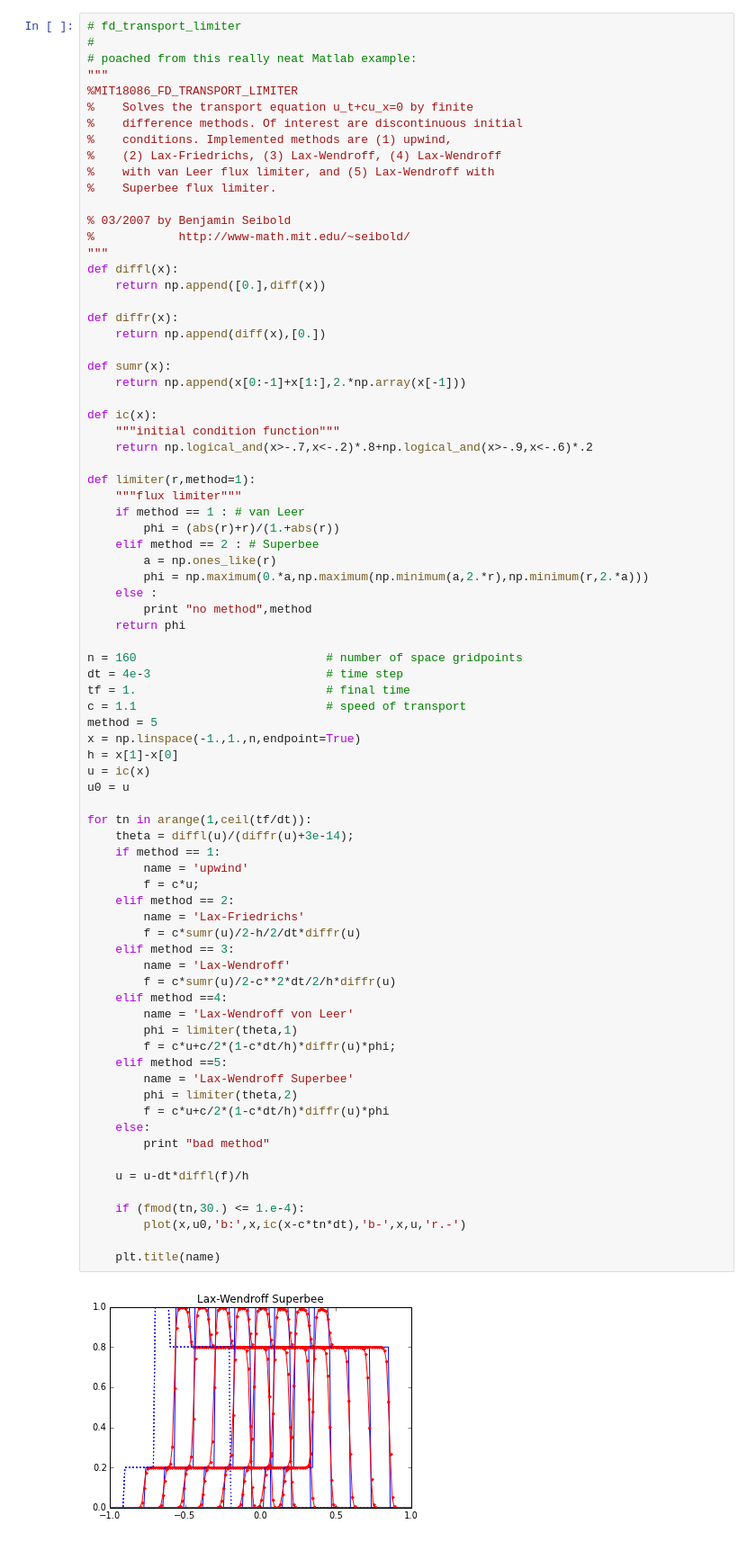
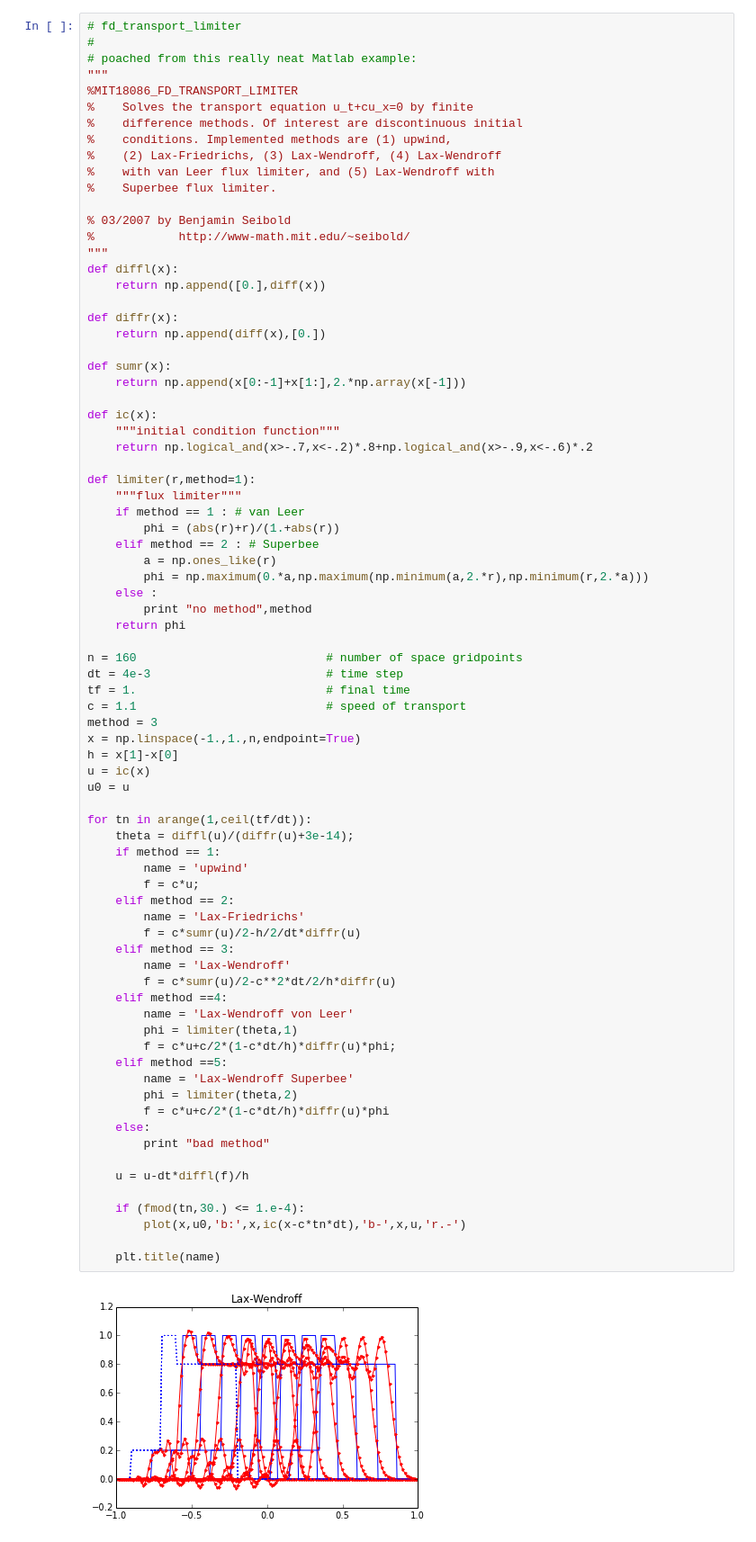
Before and after one commit to csherwood-usgs/IPython_notebook_examples, a Jupyter notebook: fd_transport_limter.ipynb, the cells around one changed output. Shown at 90% size. Saved outputs shown, nothing was run; the diff lists cells and outputs as text.

```diff
--- a/fd_transport_limter.ipynb
+++ b/fd_transport_limter.ipynb
@@ -42,7 +42,7 @@ n = 160                           # number of space gridpoints
 dt = 4e-3                         # time step
 tf = 1.                           # final time
 c = 1.1                           # speed of transport
-method = 5
+method = 3
 x = np.linspace(-1.,1.,n,endpoint=True)
 h = x[1]-x[0]
 u = ic(x)
@@ -50,31 +50,31 @@ u0 = u
 
 for tn in arange(1,ceil(tf/dt)):
     theta = diffl(u)/(diffr(u)+3e-14);
     if method == 1:
         name = 'upwind'
         f = c*u;
     elif method == 2:
         name = 'Lax-Friedrichs'
         f = c*sumr(u)/2-h/2/dt*diffr(u)
     elif method == 3:
         name = 'Lax-Wendroff'
         f = c*sumr(u)/2-c**2*dt/2/h*diffr(u)
     elif method ==4:
         name = 'Lax-Wendroff von Leer'
         phi = limiter(theta,1)
         f = c*u+c/2*(1-c*dt/h)*diffr(u)*phi;
     elif method ==5:
         name = 'Lax-Wendroff Superbee'
         phi = limiter(theta,2)
         f = c*u+c/2*(1-c*dt/h)*diffr(u)*phi
     else:
         print "bad method"
 
     u = u-dt*diffl(f)/h
 
     if (fmod(tn,30.) <= 1.e-4):
         plot(x,u0,'b:',x,ic(x-c*tn*dt),'b-',x,u,'r.-')
 
     plt.title(name)
 # %% [output]
-[figure, old version]
+[figure, new version]
```
Also changed, not shown: 10 other files.
